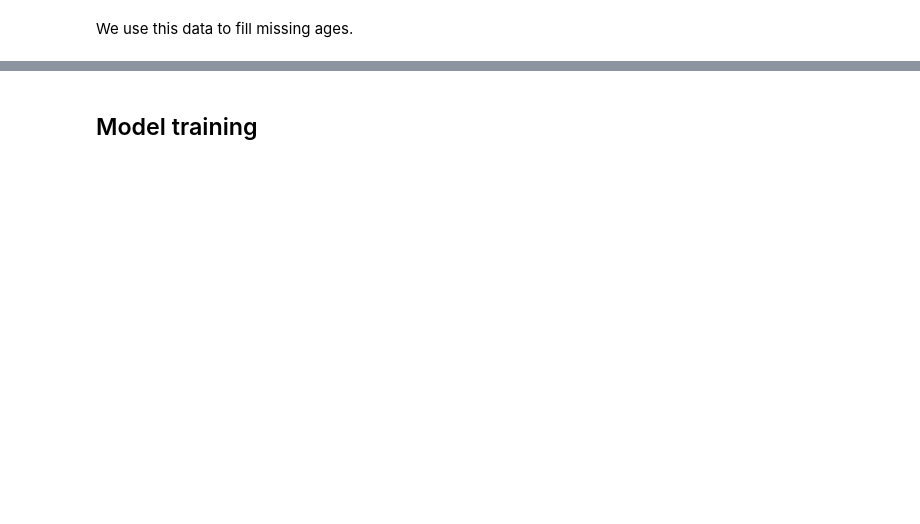
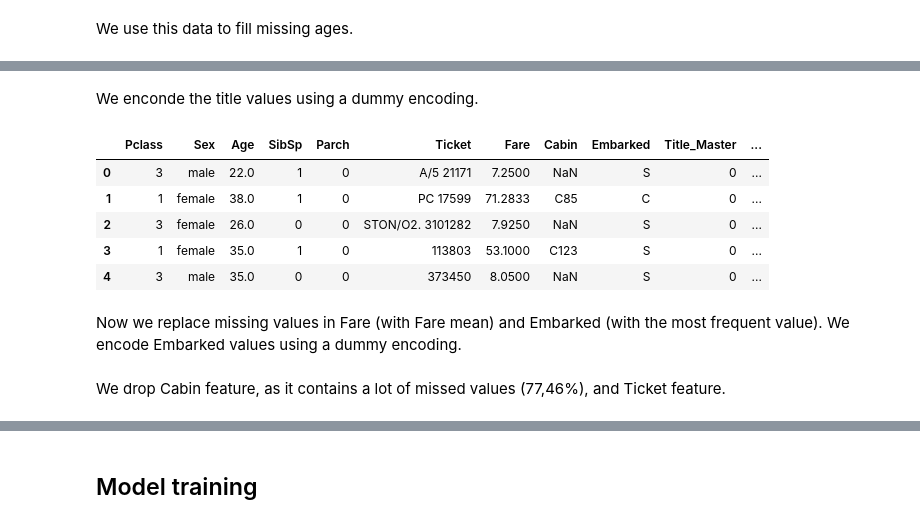
Before and after one commit to gianlucapagliara/TitanicKaggleCompetition, a Jupyter notebook: Titanic Kaggle Competition.ipynb, the cells around one changed output, grey strips where cells are left out. Saved outputs shown, nothing was run; the diff lists cells and outputs as text; code cells hidden in the pictures; blank space fills up the shorter version.

```diff
--- a/Titanic Kaggle Competition.ipynb
+++ b/Titanic Kaggle Competition.ipynb
@@ -194,0 +236,17 @@ titanic[["Title", "Age"]].groupby(['Title'], as_index=False).mean()
+# %% [markdown]
+We enconde the title values using a dummy encoding.
+# %%
+titles_dummies = pd.get_dummies(titanic["Title"], prefix="Title")
+titanic = pd.concat([titanic, titles_dummies], axis=1)
+titanic.drop("Title", axis=1, inplace=True)
+# %%
+titanic.head()
+# %% [output]
+|  | Pclass | Sex | Age | SibSp | Parch | Ticket | Fare | Cabin | Embarked | Title_Master | ... |
+| 0 | 3 | male | 22.0 | 1 | 0 | A/5 21171 | 7.2500 | NaN | S | 0 | ... |
+| 1 | 1 | female | 38.0 | 1 | 0 | PC 17599 | 71.2833 | C85 | C | 0 | ... |
+| 2 | 3 | female | 26.0 | 0 | 0 | STON/O2. 3101282 | 7.9250 | NaN | S | 0 | ... |
+| 3 | 1 | female | 35.0 | 1 | 0 | 113803 | 53.1000 | C123 | S | 0 | ... |
+| 4 | 3 | male | 35.0 | 0 | 0 | 373450 | 8.0500 | NaN | S | 0 | ... |
+# %% [markdown]
+Now we replace missing values in Fare (with Fare mean) and Embarked (with the most frequent value). We encode Embarked values using a dummy encoding.
@@ -194,0 +263,2 @@ titanic[["Title", "Age"]].groupby(['Title'], as_index=False).mean()
+# %% [markdown]
+We drop Cabin feature, as it contains a lot of missed values (77,46%), and Ticket feature.
```
Also changed, not shown: parts of 36 cells of this notebook, 1 other file.
